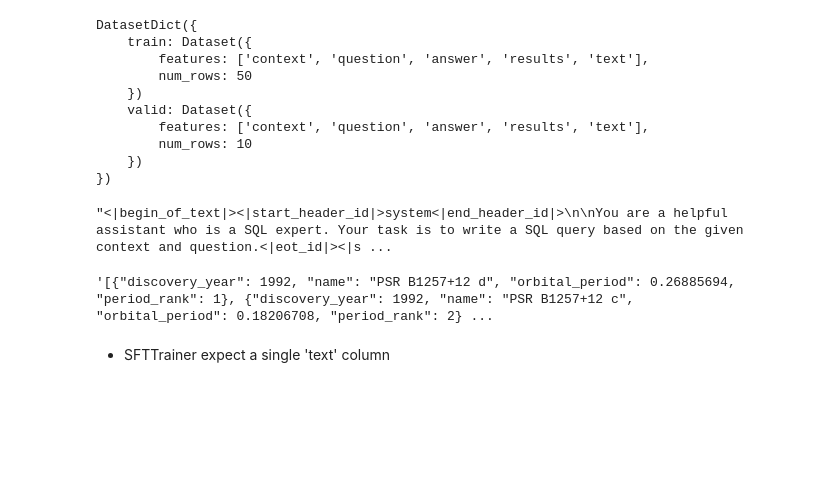
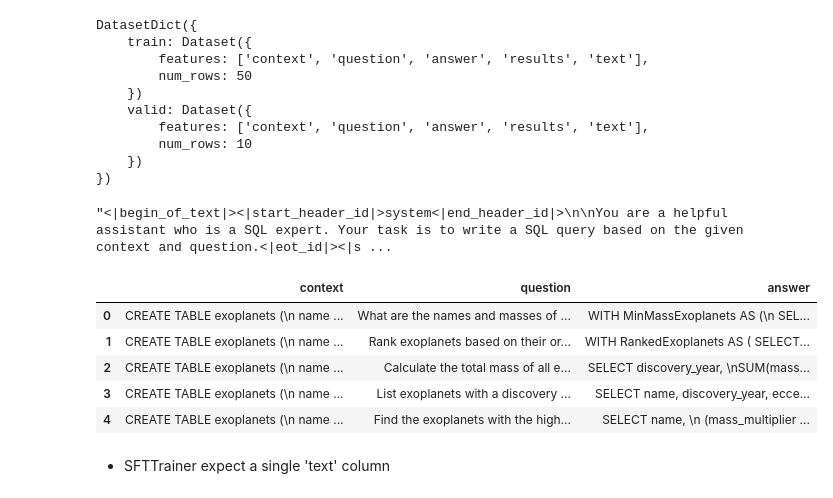
Before and after one commit to dapopov-st/sql-finetune, a Jupyter notebook: Fine_tune_llama3_dora.ipynb, the cells around one changed output. Saved outputs shown, nothing was run; the diff lists cells and outputs as text; code cells hidden in the pictures; blank space fills up the shorter version.

```diff
--- a/Fine_tune_llama3_dora.ipynb
+++ b/Fine_tune_llama3_dora.ipynb
@@ -124,9 +124,25 @@ DatasetDict({
 dataset['train']['text'][0]
 # %% [output]
 "<|begin_of_text|><|start_header_id|>system<|end_header_id|>\n\nYou are a helpful assistant who is a SQL expert. Your task is to write a SQL query based on the given context and question.<|eot_id|><|s ...
-# %%
-dataset['valid']['results'][4]
-# %% [output]
-'[{"discovery_year": 1992, "name": "PSR B1257+12 d", "orbital_period": 0.26885694, "period_rank": 1}, {"discovery_year": 1992, "name": "PSR B1257+12 c", "orbital_period": 0.18206708, "period_rank": 2} ...
+# %%
+import pandas as pd
+
+# Select specific rows
+selected_rows = dataset['valid'].select([1, 4, 5, 6, 7, 9])
+
+# Filter specific columns
+filtered_columns = selected_rows.map(lambda example: {'question': example['question'], 'answer': example['answer']})
+
+# Convert to a pandas DataFrame for better visualization
+df = pd.DataFrame(filtered_columns)
+pd.set_option('display.max_colwidth', 1000)
+df[['context','question','answer']].head()
+# %% [output]
+|  | context | question | answer |
+| 0 | CREATE TABLE exoplanets (\n name ... | What are the names and masses of ... | WITH MinMassExoplanets AS (\n SEL... |
+| 1 | CREATE TABLE exoplanets (\n name ... | Rank exoplanets based on their or... | WITH RankedExoplanets AS ( SELECT... |
+| 2 | CREATE TABLE exoplanets (\n name ... | Calculate the total mass of all e... | SELECT discovery_year, \nSUM(mass... |
+| 3 | CREATE TABLE exoplanets (\n name ... | List exoplanets with a discovery ... | SELECT name, discovery_year, ecce... |
+| 4 | CREATE TABLE exoplanets (\n name ... | Find the exoplanets with the high... | SELECT name, \n (mass_multiplier ... |
 # %% [markdown]
 - SFTTrainer expect a single 'text' column
```
Also changed, not shown: parts of 12 cells of this notebook, 5 other files.
